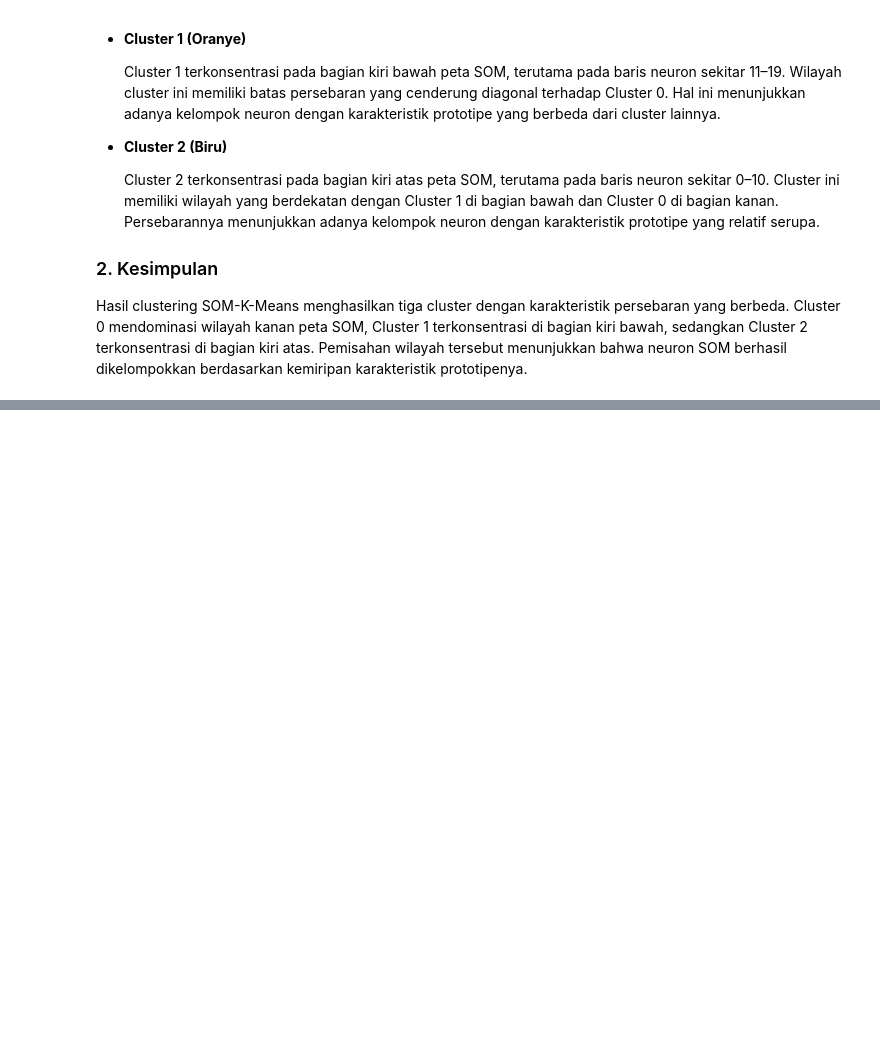
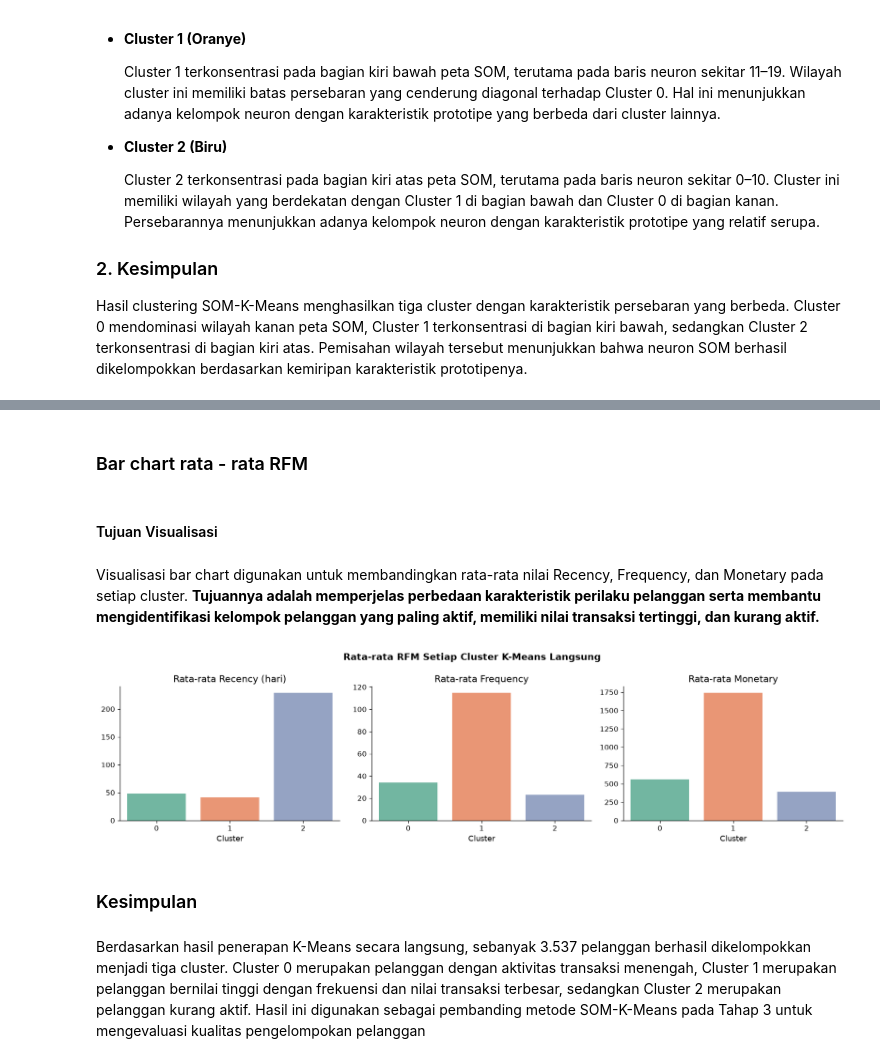
Before and after one commit to valencxiaxD/Mini-Proyek---Kecerdasan-Artifisial, a Jupyter notebook: mini_proyek.ipynb, the cells around one changed output, grey strips where cells are left out. Drawn from its saved outputs; the diff is of its cells as text; code cells hidden in the pictures; blank space fills up the shorter version.

```diff
--- a/mini_proyek.ipynb
+++ b/mini_proyek.ipynb
@@ -524,0 +596,26 @@ Hasil clustering SOM-K-Means menghasilkan tiga cluster dengan karakteristik pers
+# %% [markdown]
+### Bar chart rata - rata RFM
+# %% [markdown]
+#### Tujuan Visualisasi
+# %% [markdown]
+Visualisasi bar chart digunakan untuk membandingkan rata-rata nilai Recency, Frequency, dan Monetary pada setiap cluster. **Tujuannya adalah memperjelas perbedaan karakteristik perilaku pelanggan serta membantu mengidentifikasi kelompok pelanggan yang paling aktif, memiliki nilai transaksi tertinggi, dan kurang aktif.**
+# %%
+fig, ax = plt.subplots(1, 3, figsize=(15, 4))
+fig.suptitle('Rata-rata RFM Setiap Cluster K-Means Langsung', fontweight='bold')
+
+for i, (kolom, judul) in enumerate([('rata_recency', 'Rata-rata Recency (hari)'),
+                                    ('rata_frequency', 'Rata-rata Frequency'),
+                                    ('rata_monetary', 'Rata-rata Monetary')]):
+    sns.barplot(data=karakteristik_kmeans, x='cluster_kmeans', y=kolom,
+                hue='cluster_kmeans', palette=warna, legend=False, ax=ax[i])
+    ax[i].set_title(judul)
+    ax[i].set_xlabel('Cluster')
+    ax[i].set_ylabel('')
+plt.tight_layout()
+plt.show()
+# %% [output]
+[figure, added]
+# %% [markdown]
+### Kesimpulan
+# %% [markdown]
+Berdasarkan hasil penerapan K-Means secara langsung, sebanyak 3.537 pelanggan berhasil dikelompokkan menjadi tiga cluster. Cluster 0 merupakan pelanggan dengan aktivitas transaksi menengah, Cluster 1 merupakan pelanggan bernilai tinggi dengan frekuensi dan nilai transaksi terbesar, sedangkan Cluster 2 merupakan pelanggan kurang aktif. Hasil ini digunakan sebagai pembanding metode SOM-K-Means pada Tahap 3 untuk mengevaluasi kualitas pengelompokan pelanggan
```
Also changed, not shown: parts of 11 cells of this notebook.
